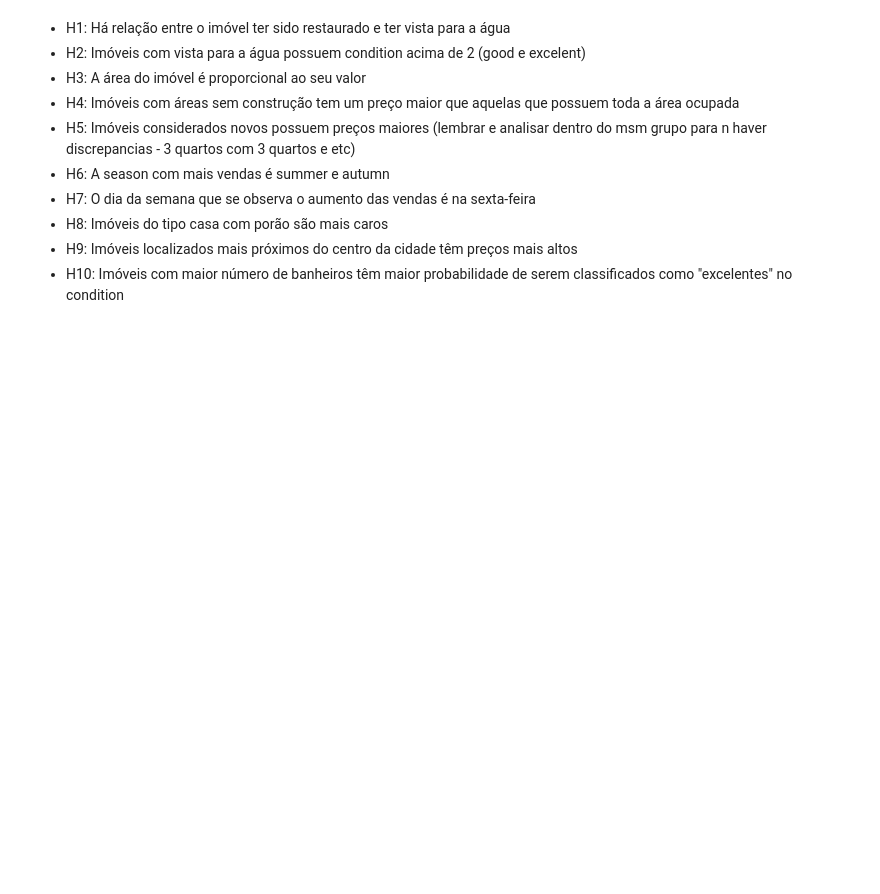
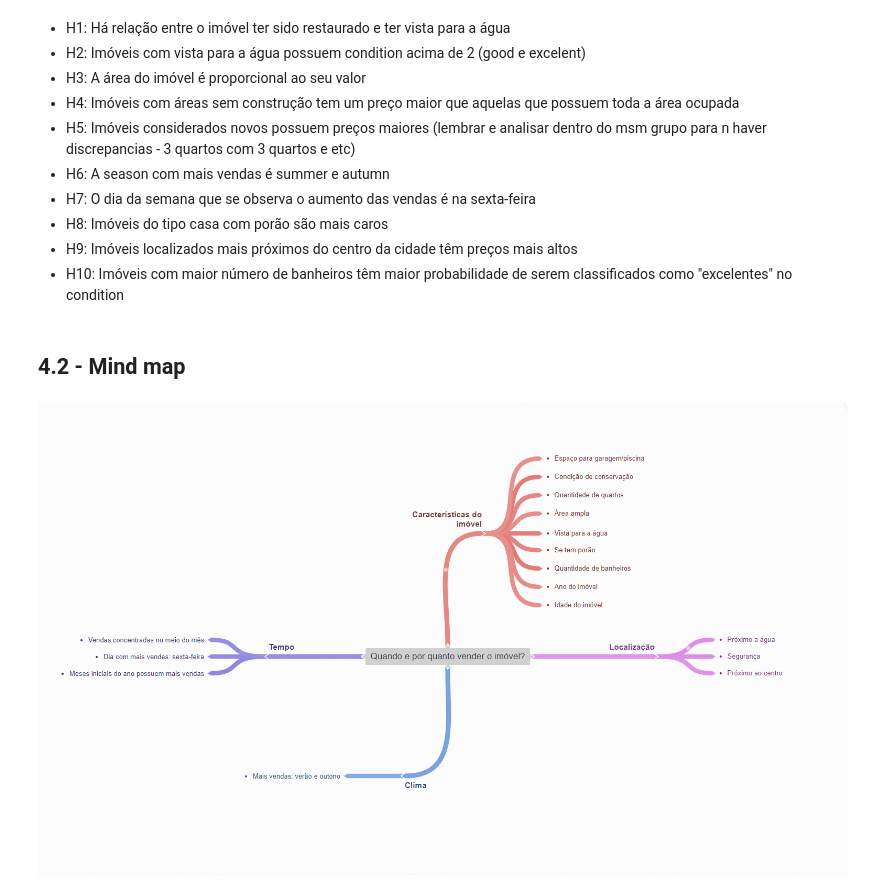
Before and after one commit to Mat004/house_rocket_new, a Jupyter notebook: House Rocket - EDA.ipynb, the cells around one changed output. Cells and saved outputs as stored; diff of their text form; code cells hidden in the pictures; blank space fills up the shorter version.

```diff
--- a/House Rocket - EDA.ipynb
+++ b/House Rocket - EDA.ipynb
@@ -293,3 +295,9 @@ Index(['id', 'date', 'price', 'bedrooms', 'bathrooms', 'sqft_living',
 - H8:  Imóveis do tipo casa com porão são mais caros
 - H9:  Imóveis localizados mais próximos do centro da cidade têm preços mais altos
 - H10: Imóveis com maior número de banheiros têm maior probabilidade de serem classificados como "excelentes" no condition
+# %% [markdown]
+## 4.2 - Mind map
+# %%
+Image.open('img/mind map.png')
+# %% [output]
+[figure, added]
```
Also changed, not shown: parts of 2 cells of this notebook, 1 other file.
